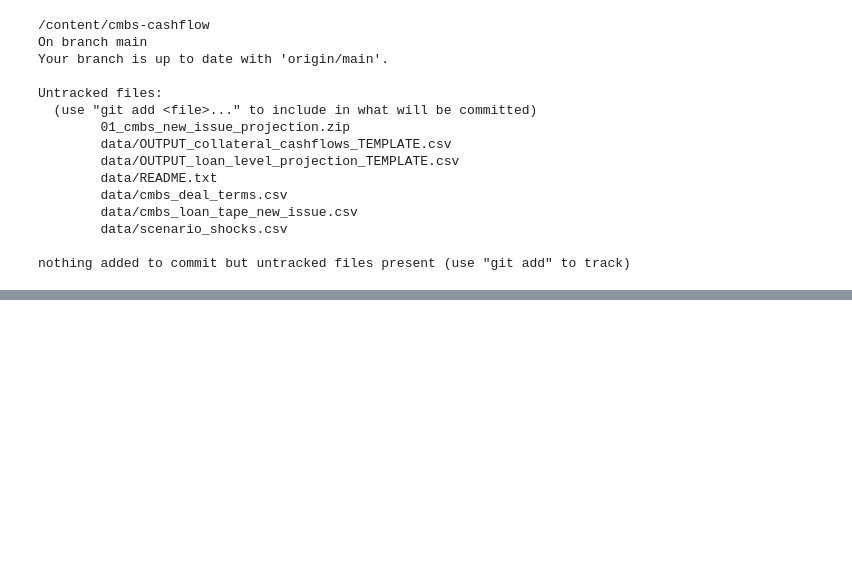
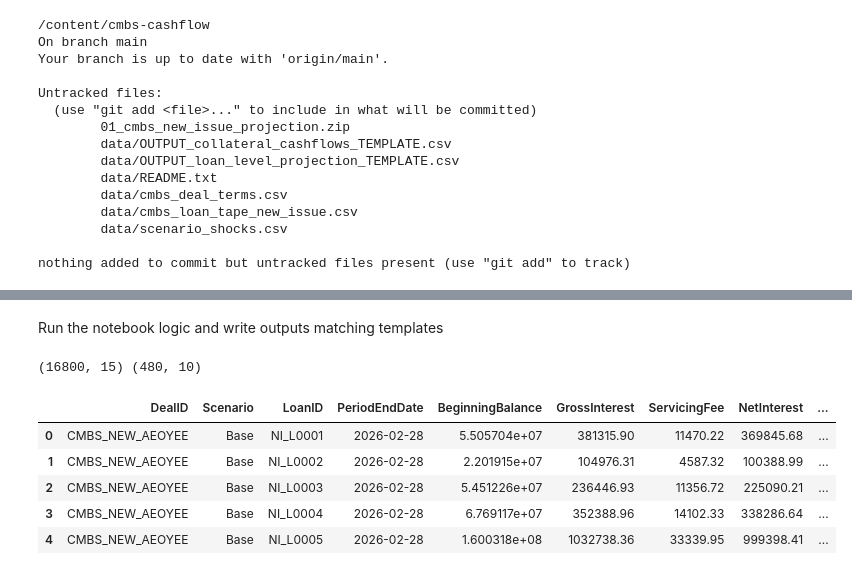
Before and after one commit to VayuSarangam/cmbs-cashflow, a Jupyter notebook: notebooks/01_loan_level_cashflow_projection.ipynb, the cells around one changed output, grey strips where cells are left out. Saved outputs shown, nothing was run; the diff lists cells and outputs as text; code cells hidden in the pictures; blank space fills up the shorter version.

```diff
--- a/notebooks/01_loan_level_cashflow_projection.ipynb
+++ b/notebooks/01_loan_level_cashflow_projection.ipynb
@@ -71,0 +313,32 @@ nothing added to commit but untracked files present (use "git add" to track)
+# %% [markdown]
+Run the notebook logic and write outputs matching templates
+# %%
+import pandas as pd
+from src.loan_projection import run_projection
+
+loan_tape = pd.read_csv("data/cmbs_loan_tape_new_issue.csv")
+deal_terms = pd.read_csv("data/cmbs_deal_terms.csv")
+scenarios = pd.read_csv("data/scenario_shocks.csv")
+
+loan_df, pool_df = run_projection(loan_tape, deal_terms, scenarios)
+
+# Enforce template columns/order
+tmpl_loan = pd.read_csv("data/OUTPUT_loan_level_projection_TEMPLATE.csv")
+tmpl_pool = pd.read_csv("data/OUTPUT_collateral_cashflows_TEMPLATE.csv")
+
+loan_df = loan_df[tmpl_loan.columns]
+pool_df = pool_df[tmpl_pool.columns]
+
+loan_df.to_csv("outputs/loan_level_projection.csv", index=False)
+pool_df.to_csv("outputs/collateral_cashflows.csv", index=False)
+
+print(loan_df.shape, pool_df.shape)
+loan_df.head()
+# %% [output]
+(16800, 15) (480, 10)
+|  | DealID | Scenario | LoanID | PeriodEndDate | BeginningBalance | GrossInterest | ServicingFee | NetInterest | ... |
+| 0 | CMBS_NEW_AEOYEE | Base | NI_L0001 | 2026-02-28 | 5.505704e+07 | 381315.90 | 11470.22 | 369845.68 | ... |
+| 1 | CMBS_NEW_AEOYEE | Base | NI_L0002 | 2026-02-28 | 2.201915e+07 | 104976.31 | 4587.32 | 100388.99 | ... |
+| 2 | CMBS_NEW_AEOYEE | Base | NI_L0003 | 2026-02-28 | 5.451226e+07 | 236446.93 | 11356.72 | 225090.21 | ... |
+| 3 | CMBS_NEW_AEOYEE | Base | NI_L0004 | 2026-02-28 | 6.769117e+07 | 352388.96 | 14102.33 | 338286.64 | ... |
+| 4 | CMBS_NEW_AEOYEE | Base | NI_L0005 | 2026-02-28 | 1.600318e+08 | 1032738.36 | 33339.95 | 999398.41 | ... |
```
Also changed, not shown: parts of 12 cells of this notebook.
